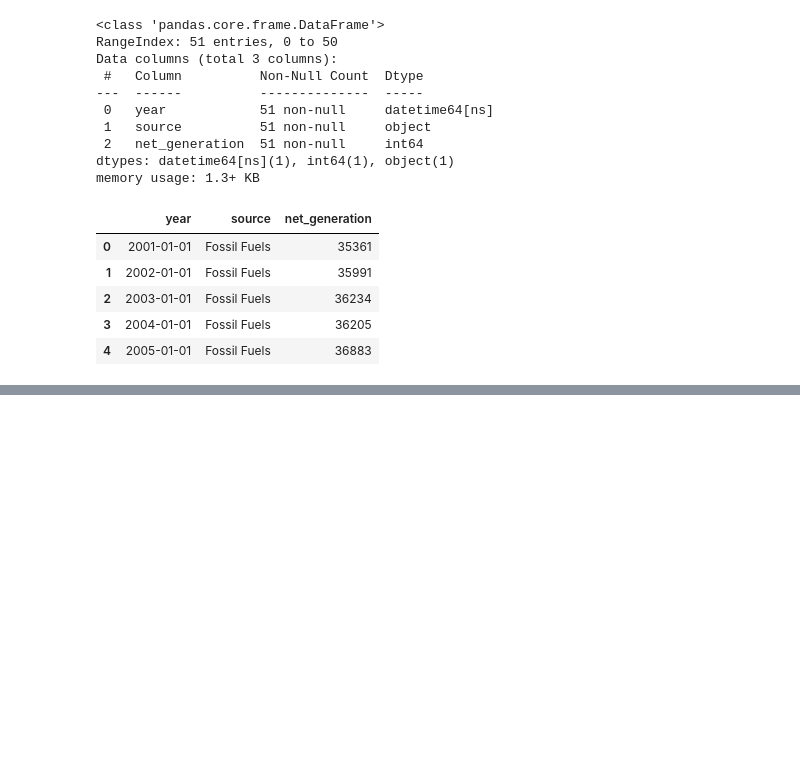
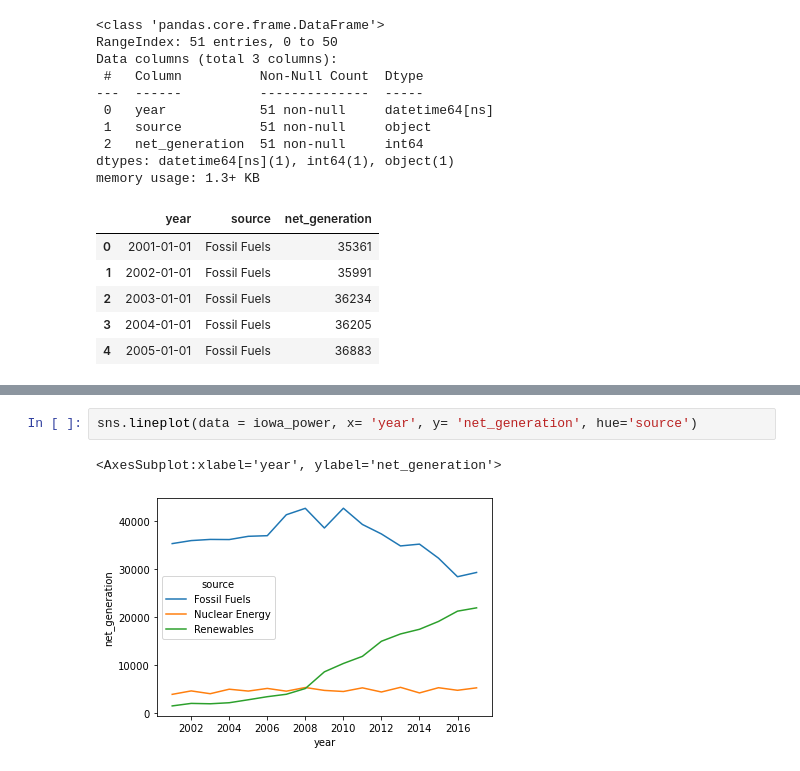
Before and after one commit to tarrencen/time-series-exercises, a Jupyter notebook: working-with-time-series.ipynb, the cells around one changed output, grey strips where cells are left out. Drawn from its saved outputs; the diff is of its cells as text; blank space fills up the shorter version.

```diff
--- a/working-with-time-series.ipynb
+++ b/working-with-time-series.ipynb
@@ -442,0 +523,5 @@ memory usage: 1.3+ KB
+# %%
+sns.lineplot(data = iowa_power, x= 'year', y= 'net_generation', hue='source')
+# %% [output]
+<AxesSubplot:xlabel='year', ylabel='net_generation'>
+[figure, added]
```
Also changed, not shown: parts of 13 cells of this notebook.
